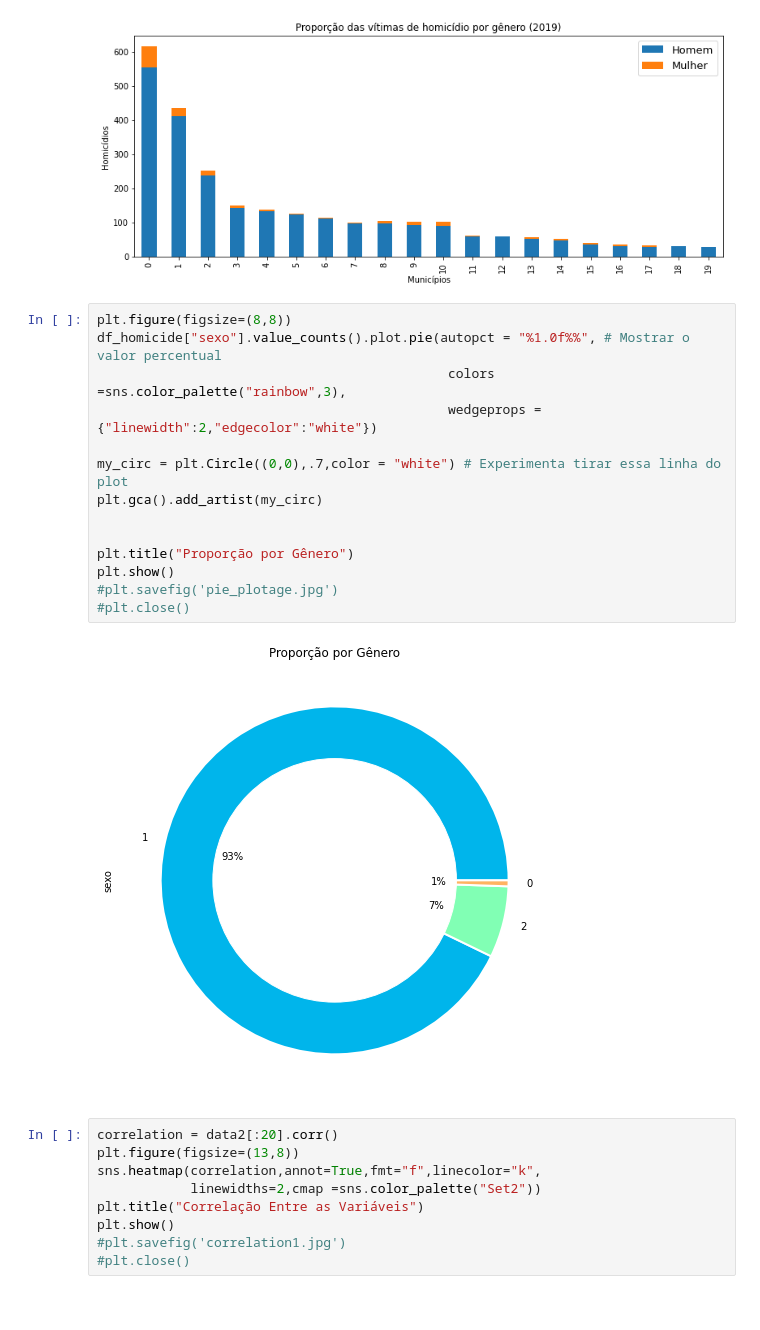
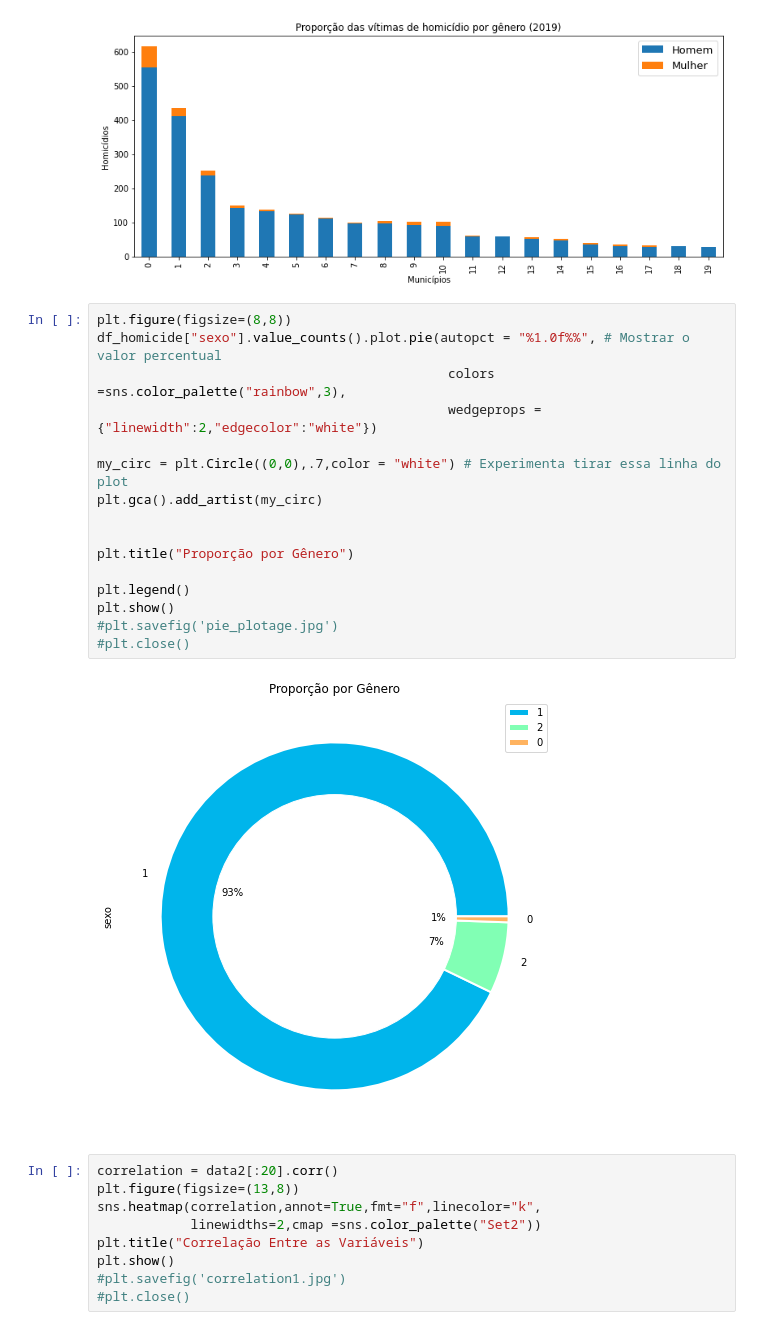
Before and after one commit to NevesEwerton/Homicidio_RJ, a Jupyter notebook: plots/visualization_BD.ipynb, the cells around one changed output. Drawn from its saved outputs; the diff is of its cells as text.

```diff
--- a/plots/visualization_BD.ipynb
+++ b/plots/visualization_BD.ipynb
@@ -86,19 +86,21 @@ plt.show()
 # %%
 plt.figure(figsize=(8,8))
 df_homicide["sexo"].value_counts().plot.pie(autopct = "%1.0f%%", # Mostrar o valor percentual
                                              colors =sns.color_palette("rainbow",3),
                                              wedgeprops = {"linewidth":2,"edgecolor":"white"})
 
 my_circ = plt.Circle((0,0),.7,color = "white") # Experimenta tirar essa linha do plot
 plt.gca().add_artist(my_circ)
 
 
 plt.title("Proporção por Gênero")
+
+plt.legend()
 plt.show()
 #plt.savefig('pie_plotage.jpg')
 #plt.close()
 # %% [output]
-[figure, old version]
+[figure, new version]
 # %%
 correlation = data2[:20].corr()
 plt.figure(figsize=(13,8))
```
Also changed, not shown: parts of 1 cell of this notebook.
